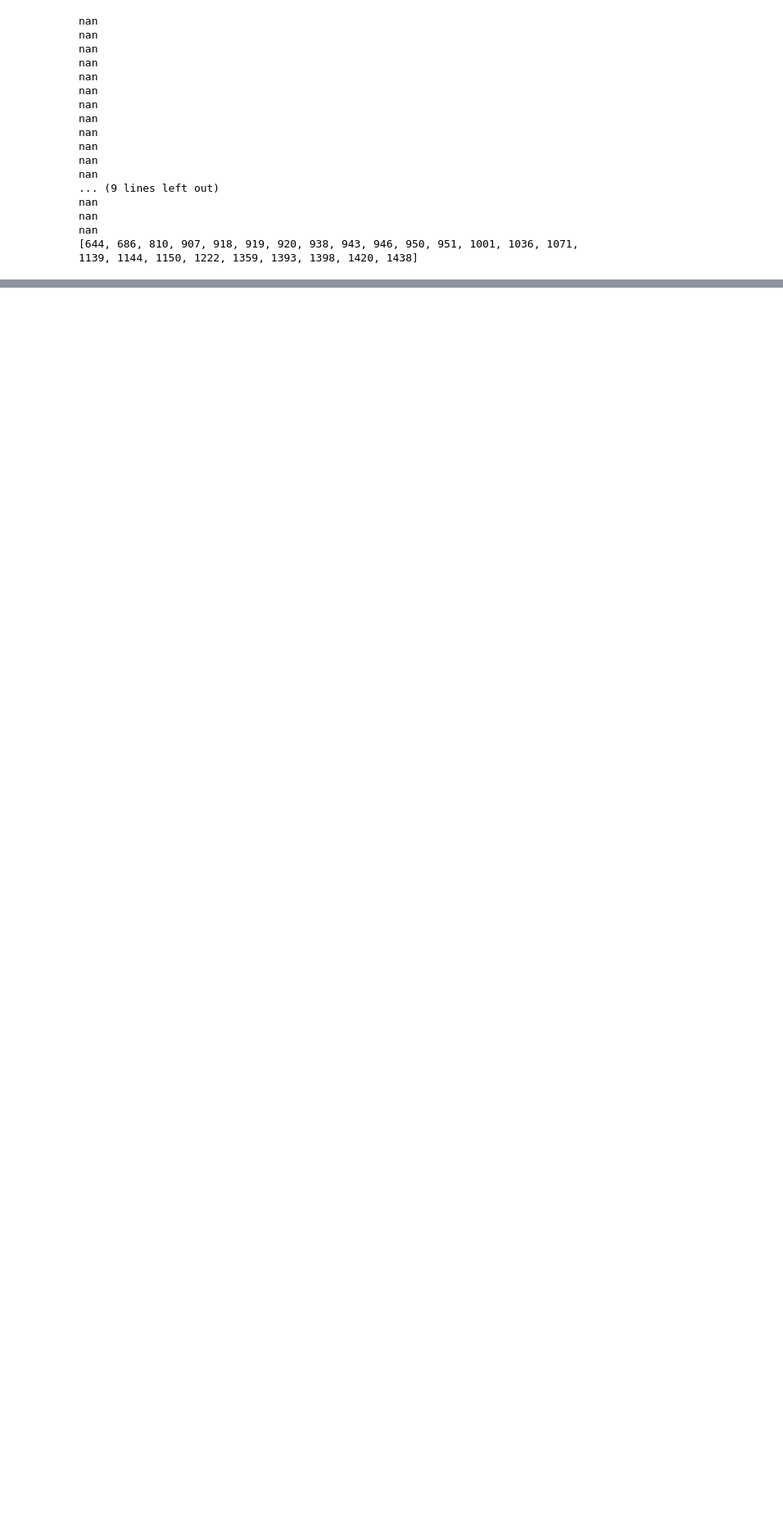
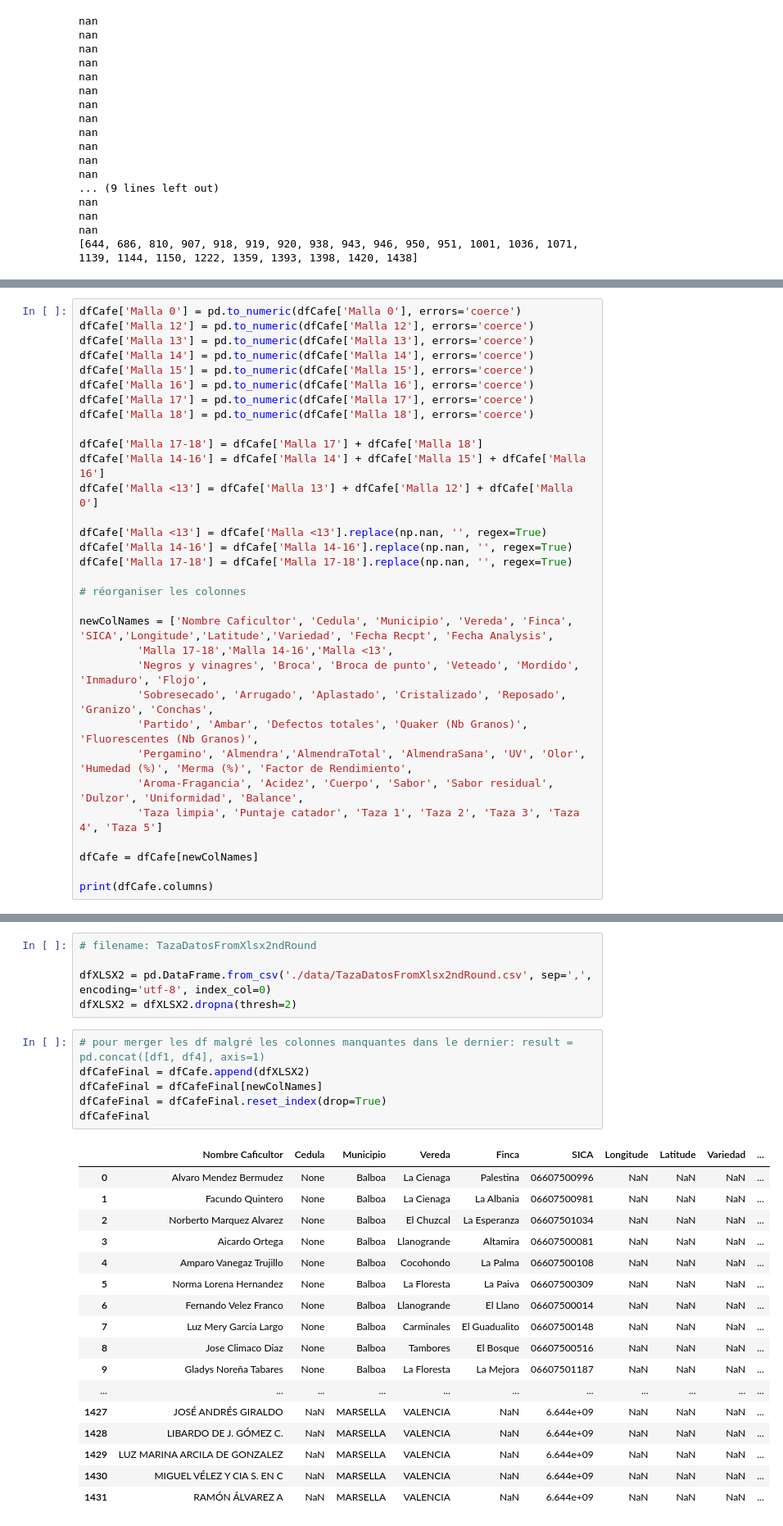
Before and after one commit to ThibaultSchowing/Bachelor_Thesis_2017_Sources, a Jupyter notebook: Notebook/data_taza_merge/Merger for taza data.ipynb, the cells around one changed output, grey strips where cells are left out. Shown at 82% size. Drawn from its saved outputs; the diff is of its cells as text; blank space fills up the shorter version.

Commit message:
Adding xls no 100 datas to main dataset

```diff
--- a/Notebook/data_taza_merge/Merger for taza data.ipynb
+++ b/Notebook/data_taza_merge/Merger for taza data.ipynb
@@ -341,0 +343,32 @@ ValueError: labels [ 644  686  810  907  918  919  920  938  943  946  950  951
+# %%
+dfCafe['Malla 0'] = pd.to_numeric(dfCafe['Malla 0'], errors='coerce')
+dfCafe['Malla 12'] = pd.to_numeric(dfCafe['Malla 12'], errors='coerce')
+dfCafe['Malla 13'] = pd.to_numeric(dfCafe['Malla 13'], errors='coerce')
+dfCafe['Malla 14'] = pd.to_numeric(dfCafe['Malla 14'], errors='coerce')
+dfCafe['Malla 15'] = pd.to_numeric(dfCafe['Malla 15'], errors='coerce')
+dfCafe['Malla 16'] = pd.to_numeric(dfCafe['Malla 16'], errors='coerce')
+dfCafe['Malla 17'] = pd.to_numeric(dfCafe['Malla 17'], errors='coerce')
+dfCafe['Malla 18'] = pd.to_numeric(dfCafe['Malla 18'], errors='coerce')
+
+dfCafe['Malla 17-18'] = dfCafe['Malla 17'] + dfCafe['Malla 18']
+dfCafe['Malla 14-16'] = dfCafe['Malla 14'] + dfCafe['Malla 15'] + dfCafe['Malla 16']
+dfCafe['Malla <13'] = dfCafe['Malla 13'] + dfCafe['Malla 12'] + dfCafe['Malla 0']
+
+dfCafe['Malla <13'] = dfCafe['Malla <13'].replace(np.nan, '', regex=True)
+dfCafe['Malla 14-16'] = dfCafe['Malla 14-16'].replace(np.nan, '', regex=True)
+dfCafe['Malla 17-18'] = dfCafe['Malla 17-18'].replace(np.nan, '', regex=True)
+
+# réorganiser les colonnes
+
+newColNames = ['Nombre Caficultor', 'Cedula', 'Municipio', 'Vereda', 'Finca', 'SICA','Longitude','Latitude','Variedad', 'Fecha Recpt', 'Fecha Analysis',
+         'Malla 17-18','Malla 14-16','Malla <13',
+         'Negros y vinagres', 'Broca', 'Broca de punto', 'Veteado', 'Mordido', 'Inmaduro', 'Flojo',
+         'Sobresecado', 'Arrugado', 'Aplastado', 'Cristalizado', 'Reposado', 'Granizo', 'Conchas',
+         'Partido', 'Ambar', 'Defectos totales', 'Quaker (Nb Granos)', 'Fluorescentes (Nb Granos)',
+         'Pergamino', 'Almendra','AlmendraTotal', 'AlmendraSana', 'UV', 'Olor', 'Humedad (%)', 'Merma (%)', 'Factor de Rendimiento',
+         'Aroma-Fragancia', 'Acidez', 'Cuerpo', 'Sabor', 'Sabor residual', 'Dulzor', 'Uniformidad', 'Balance',
+         'Taza limpia', 'Puntaje catador', 'Taza 1', 'Taza 2', 'Taza 3', 'Taza 4', 'Taza 5']
+
+dfCafe = dfCafe[newColNames]
+
+print(dfCafe.columns)
@@ -341,0 +392,29 @@ ValueError: labels [ 644  686  810  907  918  919  920  938  943  946  950  951
+# %%
+# filename: TazaDatosFromXlsx2ndRound
+
+dfXLSX2 = pd.DataFrame.from_csv('./data/TazaDatosFromXlsx2ndRound.csv', sep=',', encoding='utf-8', index_col=0)
+dfXLSX2 = dfXLSX2.dropna(thresh=2)
+# %%
+# pour merger les df malgré les colonnes manquantes dans le dernier: result = pd.concat([df1, df4], axis=1)
+dfCafeFinal = dfCafe.append(dfXLSX2)
+dfCafeFinal = dfCafeFinal[newColNames]
+dfCafeFinal = dfCafeFinal.reset_index(drop=True)
+dfCafeFinal
+# %% [output]
+|  | Nombre Caficultor | Cedula | Municipio | Vereda | Finca | SICA | Longitude | Latitude | Variedad | ... |
+| 0 | Alvaro Mendez Bermudez | None | Balboa | La Cienaga | Palestina | 06607500996 | NaN | NaN | NaN | ... |
+| 1 | Facundo Quintero | None | Balboa | La Cienaga | La Albania | 06607500981 | NaN | NaN | NaN | ... |
+| 2 | Norberto Marquez Alvarez | None | Balboa | El Chuzcal | La Esperanza | 06607501034 | NaN | NaN | NaN | ... |
+| 3 | Aicardo Ortega | None | Balboa | Llanogrande | Altamira | 06607500081 | NaN | NaN | NaN | ... |
+| 4 | Amparo Vanegaz Trujillo | None | Balboa | Cocohondo | La Palma | 06607500108 | NaN | NaN | NaN | ... |
+| 5 | Norma Lorena Hernandez | None | Balboa | La Floresta | La Paiva | 06607500309 | NaN | NaN | NaN | ... |
+| 6 | Fernando Velez Franco | None | Balboa | Llanogrande | El Llano | 06607500014 | NaN | NaN | NaN | ... |
+| 7 | Luz Mery Garcia Largo | None | Balboa | Carminales | El Guadualito | 06607500148 | NaN | NaN | NaN | ... |
+| 8 | Jose Climaco Diaz | None | Balboa | Tambores | El Bosque | 06607500516 | NaN | NaN | NaN | ... |
+| 9 | Gladys Noreña Tabares | None | Balboa | La Floresta | La Mejora | 06607501187 | NaN | NaN | NaN | ... |
+| ... | ... | ... | ... | ... | ... | ... | ... | ... | ... | ... |
+| 1427 | JOSÉ ANDRÉS GIRALDO | NaN | MARSELLA | VALENCIA | NaN | 6.644e+09 | NaN | NaN | NaN | ... |
+| 1428 | LIBARDO DE J. GÓMEZ C. | NaN | MARSELLA | VALENCIA | NaN | 6.644e+09 | NaN | NaN | NaN | ... |
+| 1429 | LUZ MARINA ARCILA DE GONZALEZ | NaN | MARSELLA | VALENCIA | NaN | 6.644e+09 | NaN | NaN | NaN | ... |
+| 1430 | MIGUEL VÉLEZ Y CIA S. EN C | NaN | MARSELLA | VALENCIA | NaN | 6.644e+09 | NaN | NaN | NaN | ... |
+| 1431 | RAMÓN ÁLVAREZ A | NaN | MARSELLA | VALENCIA | NaN | 6.644e+09 | NaN | NaN | NaN | ... |
```
Also changed, not shown: parts of 11 cells of this notebook, 10 other files.
